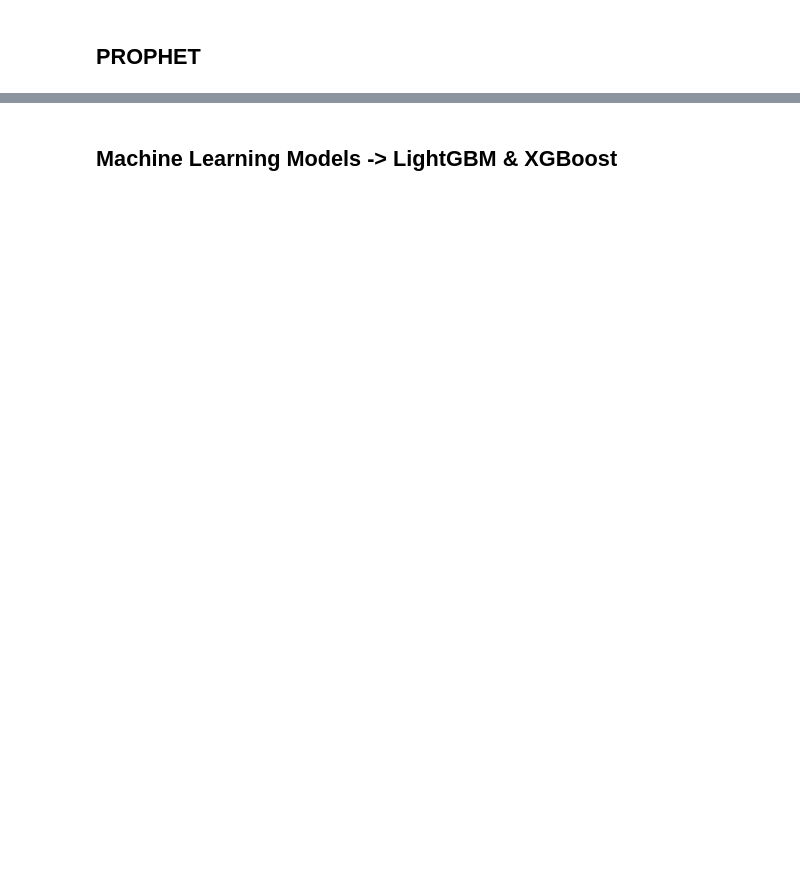
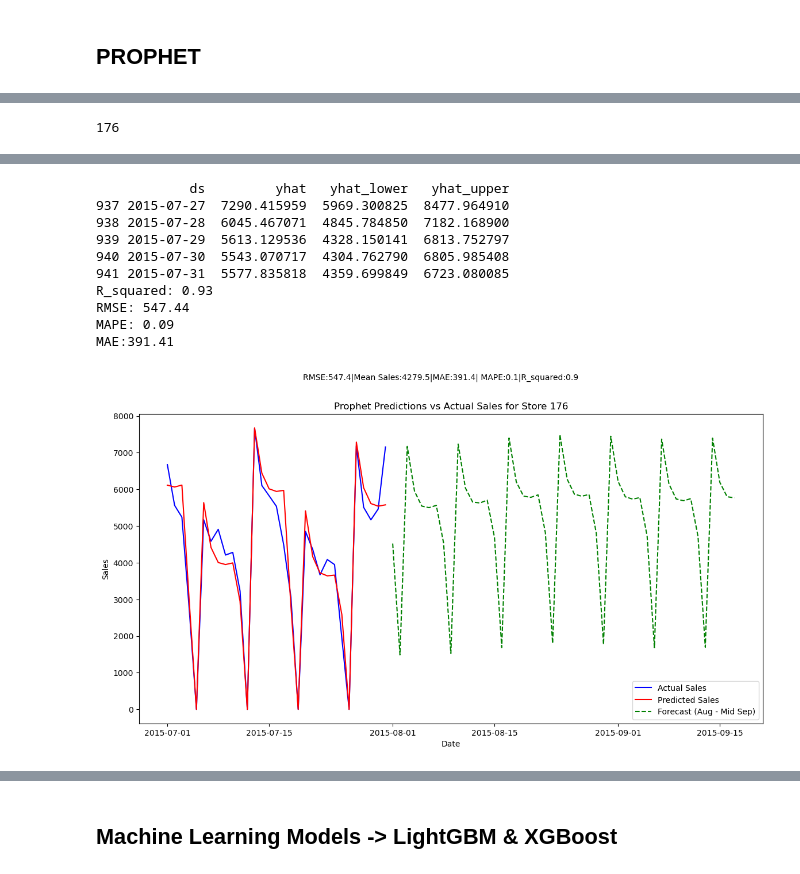
Before and after one commit to GeorgeStampolidiss/Projects, a Jupyter notebook: Project1_GStampolidis.ipynb, the cells around one changed output, grey strips where cells are left out. Cells and saved outputs as stored; diff of their text form; code cells hidden in the pictures; blank space fills up the shorter version.

```diff
--- a/Project1_GStampolidis.ipynb
+++ b/Project1_GStampolidis.ipynb
@@ -1606,7 +1669,7 @@ holidays.head()
 # %%
 #Prophet model
 #If we want a specific store
-Store_ID= 163
+Store_ID= 176
 #Random Store
 #Store_ID=np.random.choice(range(1,train_data["Store"].max()))
 print(Store_ID)
@@ -1684,3 +1747,5 @@ plt.ylabel("Sales")
 plt.suptitle(f"RMSE:{rmse:.1f}|Mean Sales:{mean_sales:.1f}|MAE:{mae:.1f}| MAPE:{mape:.1f}|R_squared:{r2:.1f}",fontsize=10)
 plt.legend()
 plt.show()
+# %% [output]
+176
@@ -1687,3 +1754,14 @@ plt.show()
+            ds         yhat   yhat_lower   yhat_upper
+937 2015-07-27  7290.415959  5969.300825  8477.964910
+938 2015-07-28  6045.467071  4845.784850  7182.168900
+939 2015-07-29  5613.129536  4328.150141  6813.752797
+940 2015-07-30  5543.070717  4304.762790  6805.985408
+941 2015-07-31  5577.835818  4359.699849  6723.080085
+R_squared: 0.93
+RMSE: 547.44
+MAPE: 0.09
+MAE:391.41
+[figure, added]
 # %%
 #Store types for stores
 #Select a store and find out the store type
```
Also changed, not shown: parts of 18 cells of this notebook.
